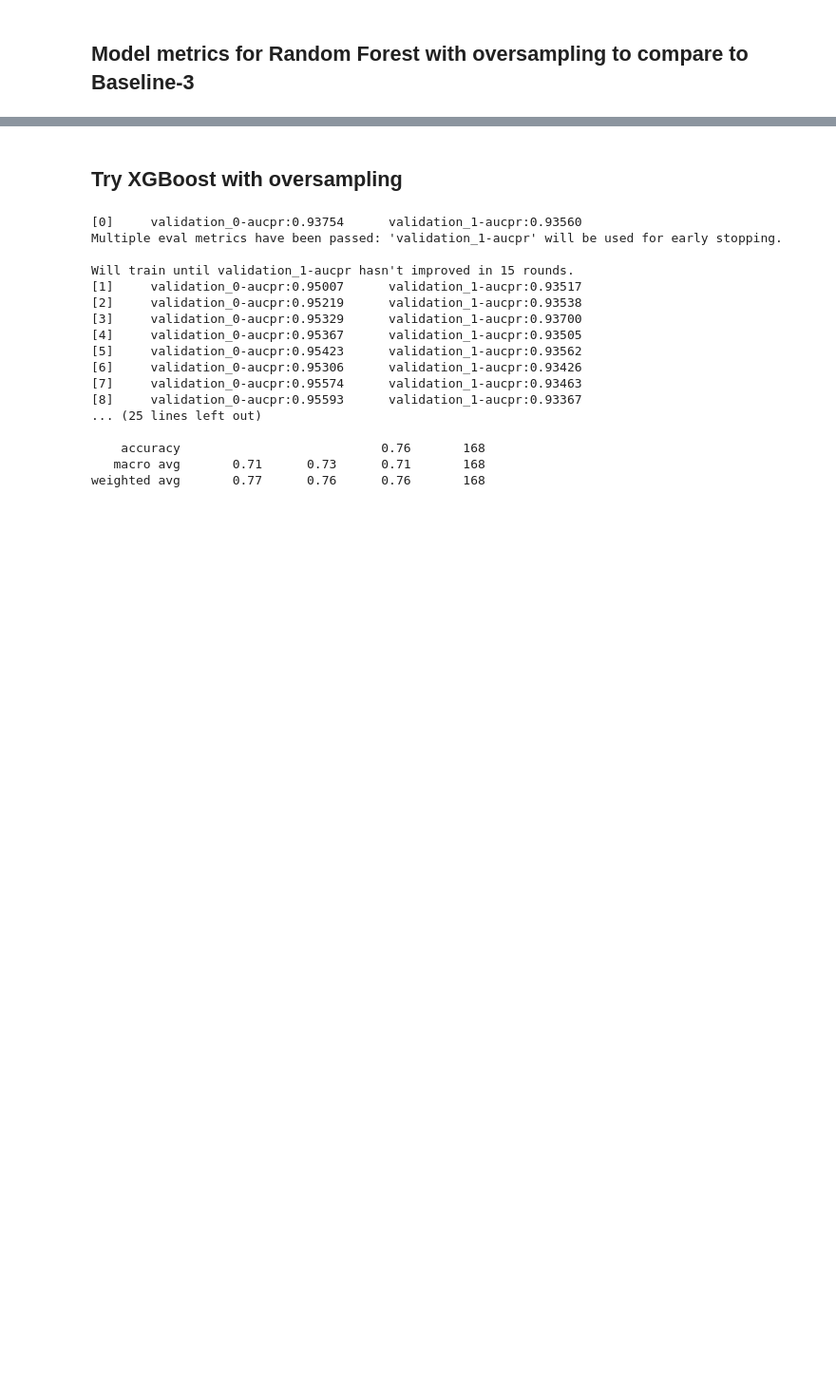
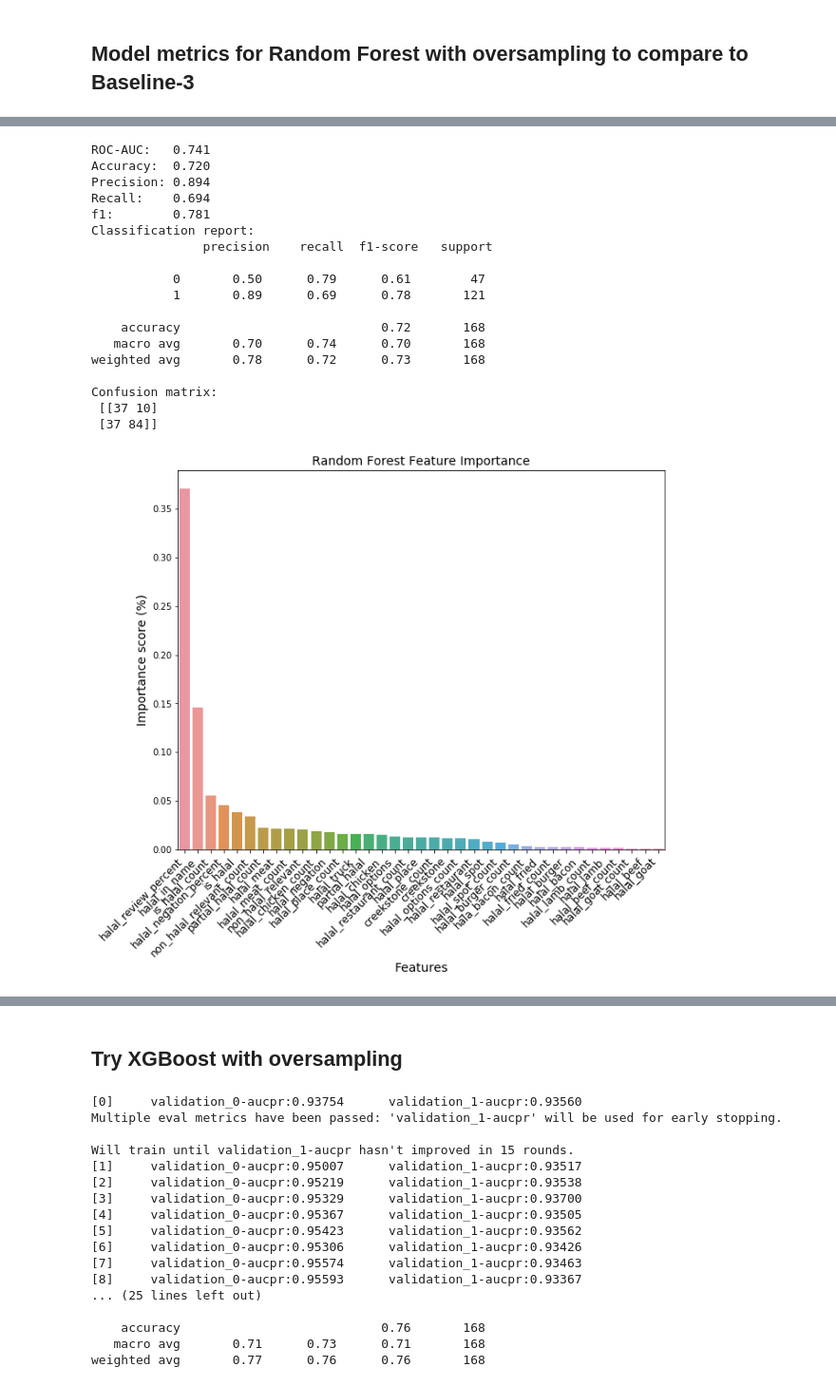
Before and after one commit to WAzaizeh/Halal_o_Meter, a Jupyter notebook: src/models/baseline/baseline_v5.ipynb, the cells around one changed output, grey strips where cells are left out. Shown at 95% size. Cells and saved outputs as stored; diff of their text form; code cells hidden in the pictures; blank space fills up the shorter version.

```diff
--- a/src/models/baseline/baseline_v5.ipynb
+++ b/src/models/baseline/baseline_v5.ipynb
@@ -204,0 +210,49 @@ plt.show()
+# %%
+# use max depth of 12
+model = RandomForestClassifier(max_depth=12)
+model.fit(X_train, y_train)
+
+# model performance on test set
+y_pred = model.predict(X_test)
+print('ROC-AUC:   %.3f' % roc_auc_score(y_test, y_pred))
+print('Accuracy:  %.3f'  % accuracy_score(y_test, y_pred))
+print('Precision: %.3f' % precision_score(y_test, y_pred))
+print('Recall:    %.3f' % recall_score(y_test, y_pred))
+print('f1:        %.3f' % f1_score(y_test, y_pred))
+print('Classification report: \n', classification_report(y_test, y_pred))
+print('Confusion matrix: \n', confusion_matrix(y_test, y_pred))
+
+
+# Feature importance from RF
+imp_plot_df = pd.DataFrame(data={'importances': model.feature_importances_, 'features': X.columns})
+
+# plot
+plt.figure(figsize=(10,8))
+g = sns.barplot(x=imp_plot_df['features'], y=imp_plot_df['importances'],
+                order=imp_plot_df.sort_values('importances', ascending=False).features)
+g_labels = g.set_xticklabels(g.get_xticklabels(), rotation=45, horizontalalignment='right')
+g.set_title('Random Forest Feature Importance', size=14)
+g.set_ylabel('Importance score (%)', size=14)
+g.set_xlabel('Features', size=14)
+g.set_xticklabels(g.get_xticklabels(), size=12)
+plt.show()
+# %% [output]
+ROC-AUC:   0.741
+Accuracy:  0.720
+Precision: 0.894
+Recall:    0.694
+f1:        0.781
+Classification report:
+               precision    recall  f1-score   support
+
+           0       0.50      0.79      0.61        47
+           1       0.89      0.69      0.78       121
+
+    accuracy                           0.72       168
+   macro avg       0.70      0.74      0.70       168
+weighted avg       0.78      0.72      0.73       168
+
+Confusion matrix:
+ [[37 10]
+ [37 84]]
+[figure, added]
```
Also changed, not shown: parts of 8 cells of this notebook, 1 other file.
